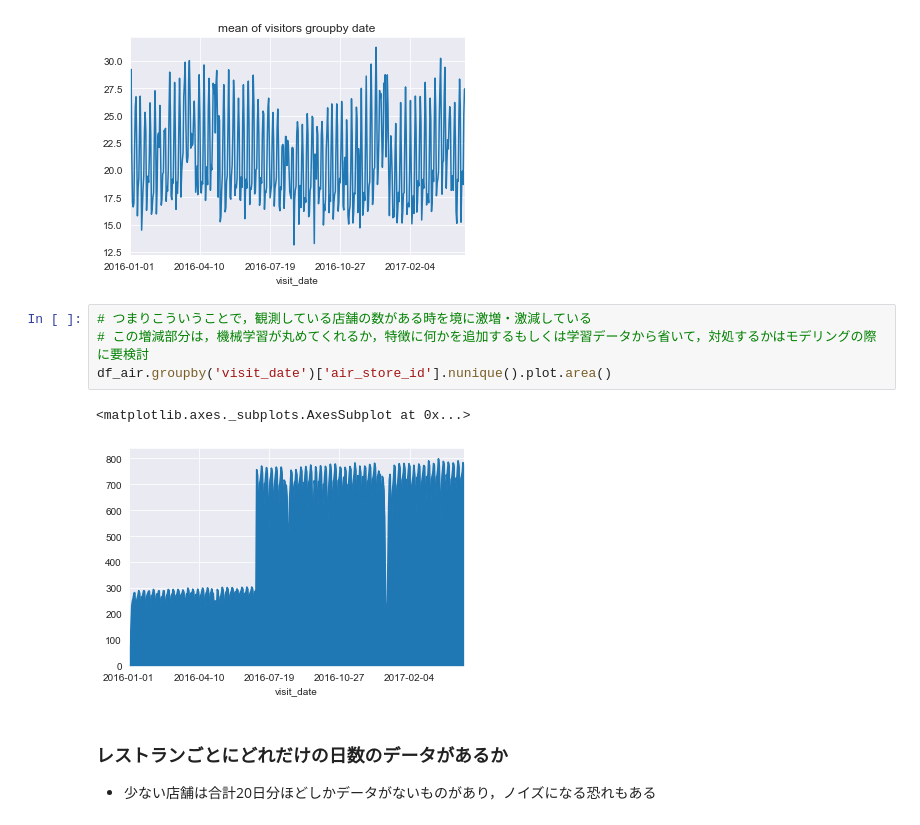
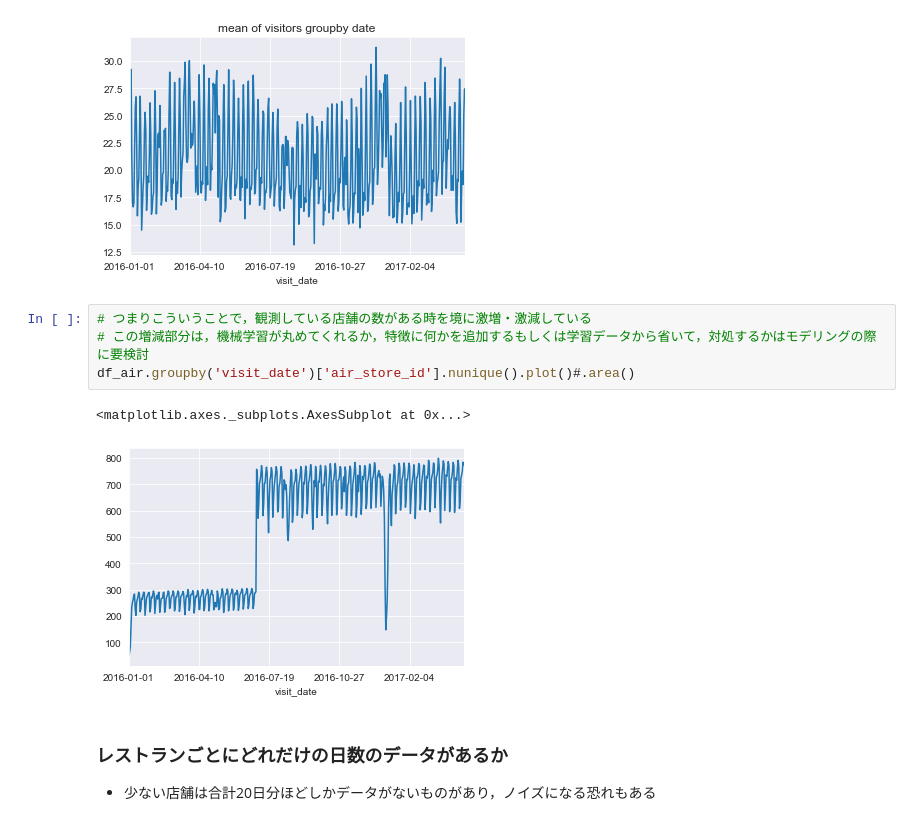
Before and after one commit to yutayamazaki/Recruit-Restaurant-Visitor-Forecasting, a Jupyter notebook: notebooks/EDA.ipynb, the cells around one changed output. Drawn from its saved outputs; the diff is of its cells as text.

```diff
--- a/notebooks/EDA.ipynb
+++ b/notebooks/EDA.ipynb
@@ -95,10 +95,10 @@ Text(0.5, 1.0, 'mean of visitors groupby date')
 # %%
 # つまりこういうことで，観測している店舗の数がある時を境に激増・激減している
 # この増減部分は，機械学習が丸めてくれるか，特徴に何かを追加するもしくは学習データから省いて，対処するかはモデリングの際に要検討
-df_air.groupby('visit_date')['air_store_id'].nunique().plot.area()
+df_air.groupby('visit_date')['air_store_id'].nunique().plot()#.area()
 # %% [output]
 <matplotlib.axes._subplots.AxesSubplot at 0x...>
-[figure, old version]
+[figure, new version]
 # %% [markdown]
 ### レストランごとにどれだけの日数のデータがあるか
 - 少ない店舗は合計20日分ほどしかデータがないものがあり，ノイズになる恐れもある
```
Also changed, not shown: parts of 1 cell of this notebook.
